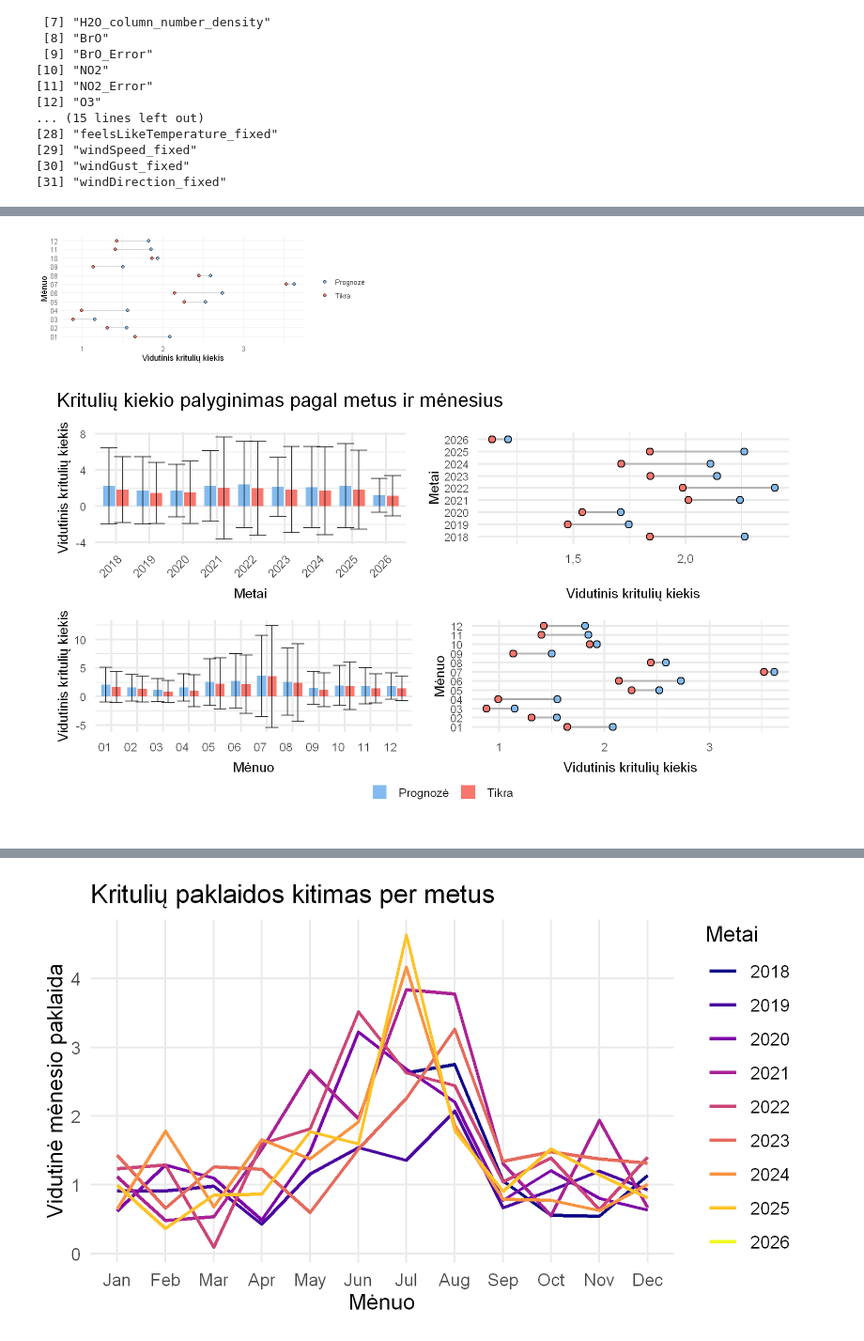
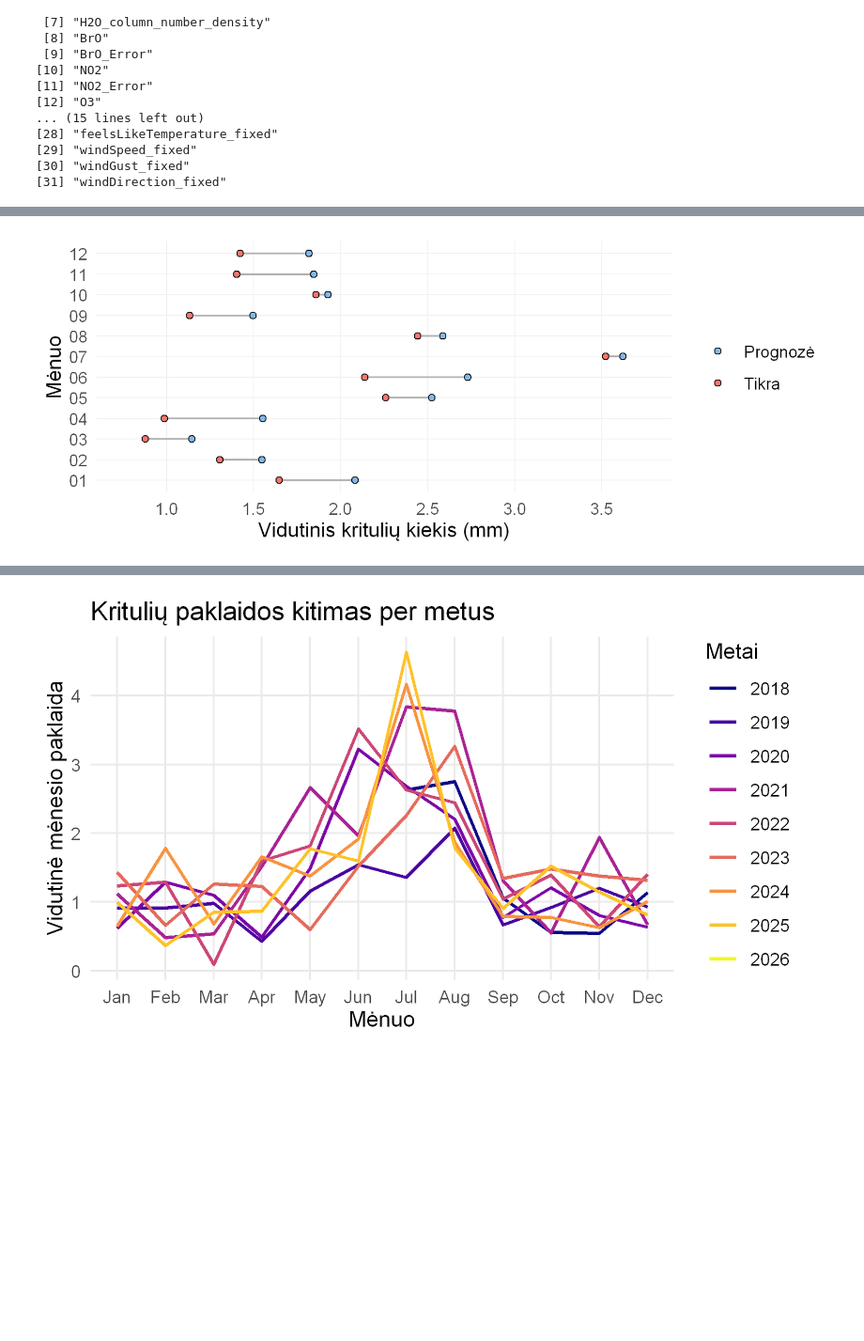
Before and after one commit to rugcer04/Duomenu_mokslo_projektas, a Jupyter notebook: code/R/EDA/eda.ipynb, the cells around one changed output, grey strips where cells are left out. Shown at 94% size. Drawn from its saved outputs; the diff is of its cells as text; code cells hidden in the pictures; blank space fills up the shorter version.

```diff
--- a/code/R/EDA/eda.ipynb
+++ b/code/R/EDA/eda.ipynb
@@ -195,71 +200,27 @@ p3
 # %%
 options(repr.plot.width = 6, repr.plot.height = 4)
 
 stats_wide_month <- stats_by_month %>%
   select(month, variable, mean) %>%
   pivot_wider(names_from = variable, values_from = mean)
 
 options(repr.plot.width = 6, repr.plot.height = 2.4)
 p4 <- ggplot(stats_wide_month) +
   geom_segment(aes(
     x = factor(month), xend = factor(month),
     y = Prognozė, yend = Tikra
   ), color = "grey70", linewidth = 0.5) +
   geom_point(aes(x = factor(month), y = Prognozė, fill = "Prognozė"),
              size = 1.5, shape = 21) +
   geom_point(aes(x = factor(month), y = Tikra, fill = "Tikra"),
              size = 1.5, shape = 21) +
   scale_fill_manual(values = my_colors) +
+  scale_y_continuous(breaks = seq(0, 4, by = 0.5), limits = c(0.75, 3.75), minor_breaks = NULL, guide = guide_axis(check.overlap = FALSE)) +
   coord_flip() +
   theme_minimal() +
-  labs(x = "Mėnuo", y = "Vidutinis kritulių kiekis", fill = NULL)
+  labs(x = "Mėnuo", y = "Vidutinis kritulių kiekis (mm)", fill = NULL) +
+  theme(panel.grid.major = element_line(color = "grey95", linewidth = 0.25))
 
 p4
 # %% [output]
-[figure, old version]
+[figure, new version]
-# %%
-options(repr.plot.width = 5.5, repr.plot.height = 3.2, repr.plot.res = 300)
-
-p2_no_leg <- p2 + guides(fill = "none") + scale_y_continuous(labels = label_number(decimal.mark = ",", big.mark = "."))
-p4_no_leg <- p4 + guides(fill = "none")
-
-top_row <- wrap_plots(
-  p1 + theme(legend.position = "none"),
-  p2_no_leg
-) + plot_annotation(
-  title = "Viršutinis pavadinimas",
-  theme = theme(plot.title = element_text(size = 10, face = "bold"))
-)
-
-bottom_row <- wrap_plots(
-  p3 + theme(legend.position = "none"),
-  p4_no_leg
-) + plot_annotation(
-  title = "Apatinis pavadinimas",
-  theme = theme(plot.title = element_text(size = 10, face = "bold"))
-)
-
-combined <- wrap_plots(top_row, bottom_row, ncol = 1)
-
-combined +
-  plot_layout(guides = "collect")  +
-  plot_annotation(
-    title = "Kritulių kiekio palyginimas pagal metus ir mėnesius",
-    theme = theme(plot.title = element_text(size = 10))
-  ) &
-  theme(
-    legend.position = "bottom",
-    legend.text = element_text(size = 6),
-    legend.key.size = unit(0.3, "cm"),
-    legend.box.spacing = unit(0.001, "cm"),
-    axis.title.y = element_text(size = 7),
-    axis.title.x = element_text(size = 7),
-    axis.text.x = element_text(size = 6),
-    axis.text.y = element_text(size = 5.45)
-  )
-
-ggsave(filename = "precipitation_year_month.png", width = 5.5,
-  height = 3.2, units = "in",
-  dpi = 300)
-# %% [output]
-[figure, removed]
```
Also changed, not shown: parts of 7 cells of this notebook.
